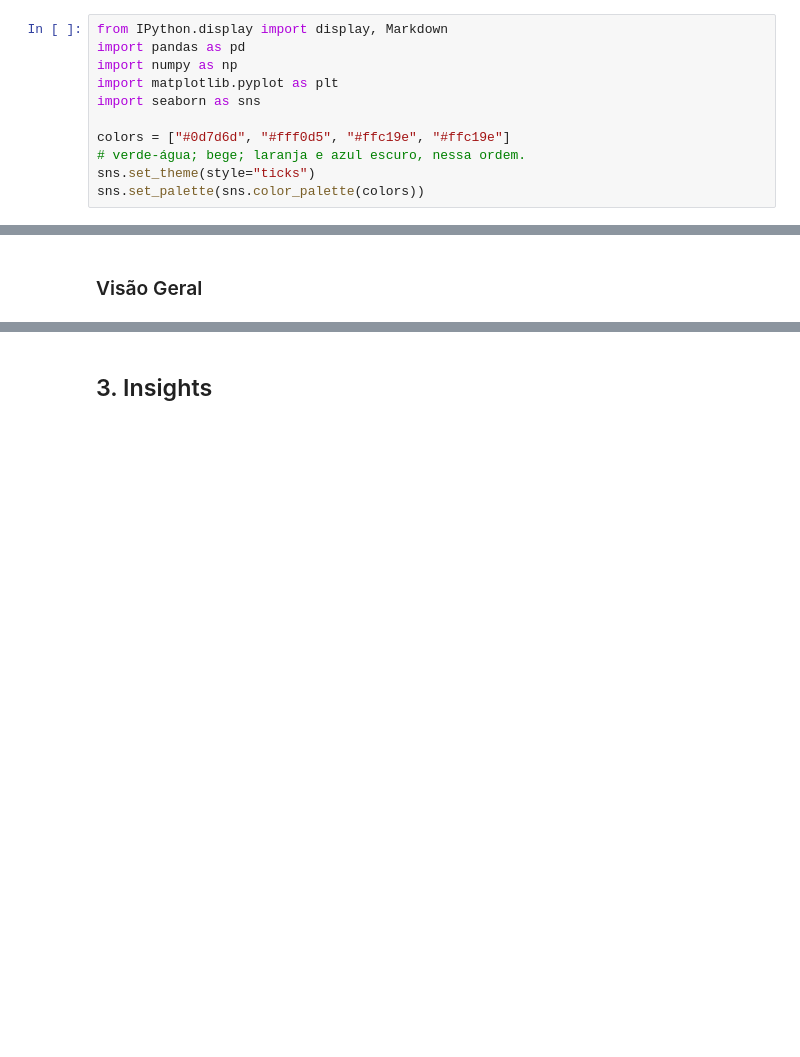
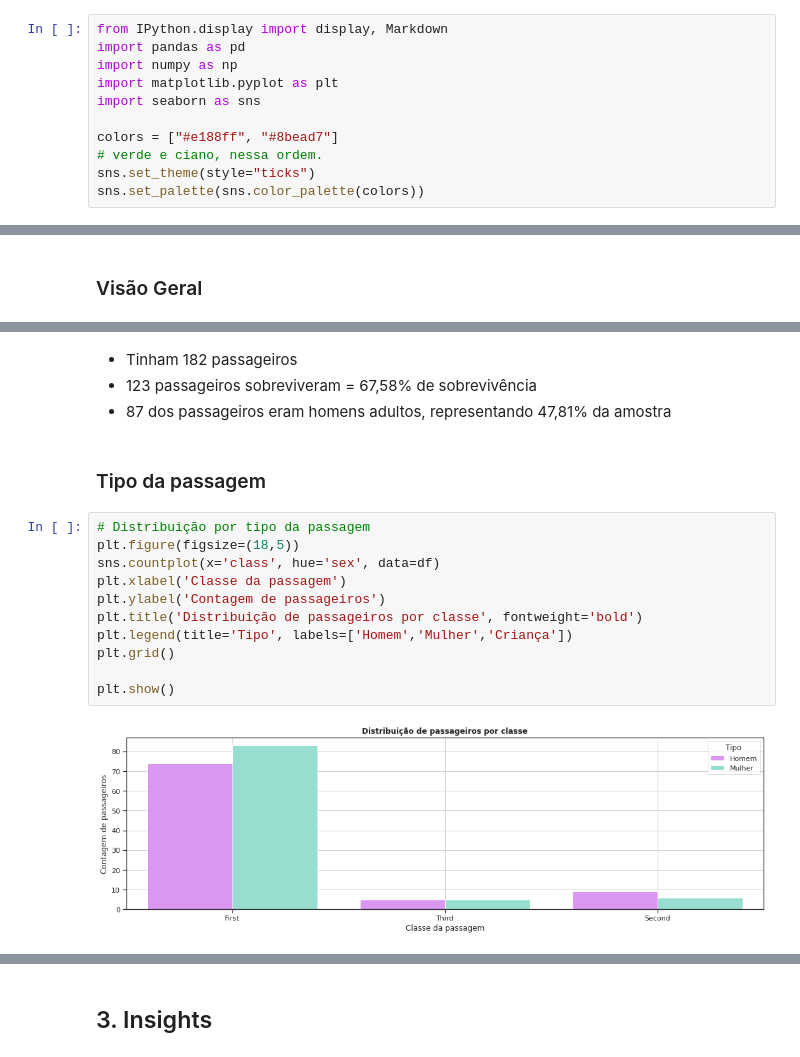
Before and after one commit to Dias04404/avanti-bootcamp-cdd, a Jupyter notebook: notebooks/01-exploratory_data_analysis.ipynb, the cells around one changed output, grey strips where cells are left out. Cells and saved outputs as stored; diff of their text form; blank space fills up the shorter version.

```diff
--- a/notebooks/01-exploratory_data_analysis.ipynb
+++ b/notebooks/01-exploratory_data_analysis.ipynb
@@ -32,8 +32,8 @@ import numpy as np
 import matplotlib.pyplot as plt
 import seaborn as sns
 
-colors = ["#0d7d6d", "#fff0d5", "#ffc19e", "#ffc19e"]
-# verde-água; bege; laranja e azul escuro, nessa ordem.
+colors = ["#e188ff", "#8bead7"]
+# verde e ciano, nessa ordem.
 sns.set_theme(style="ticks")
 sns.set_palette(sns.color_palette(colors))
 # %%
@@ -295,0 +306,19 @@ surv_class = df.groupby('pclass')['survived'].value_counts(normalize=True).unsta
+# %% [markdown]
+- Tinham 182 passageiros
+- 123 passageiros sobreviveram = 67,58% de sobrevivência
+- 87 dos passageiros eram homens adultos, representando 47,81% da amostra
+# %% [markdown]
+### Tipo da passagem
+# %%
+# Distribuição por tipo da passagem
+plt.figure(figsize=(18,5))
+sns.countplot(x='class', hue='sex', data=df)
+plt.xlabel('Classe da passagem')
+plt.ylabel('Contagem de passageiros')
+plt.title('Distribuição de passageiros por classe', fontweight='bold')
+plt.legend(title='Tipo', labels=['Homem','Mulher','Criança'])
+plt.grid()
+
+plt.show()
+# %% [output]
+[figure, added]
```
Also changed, not shown: parts of 26 cells of this notebook, 1 other file.
